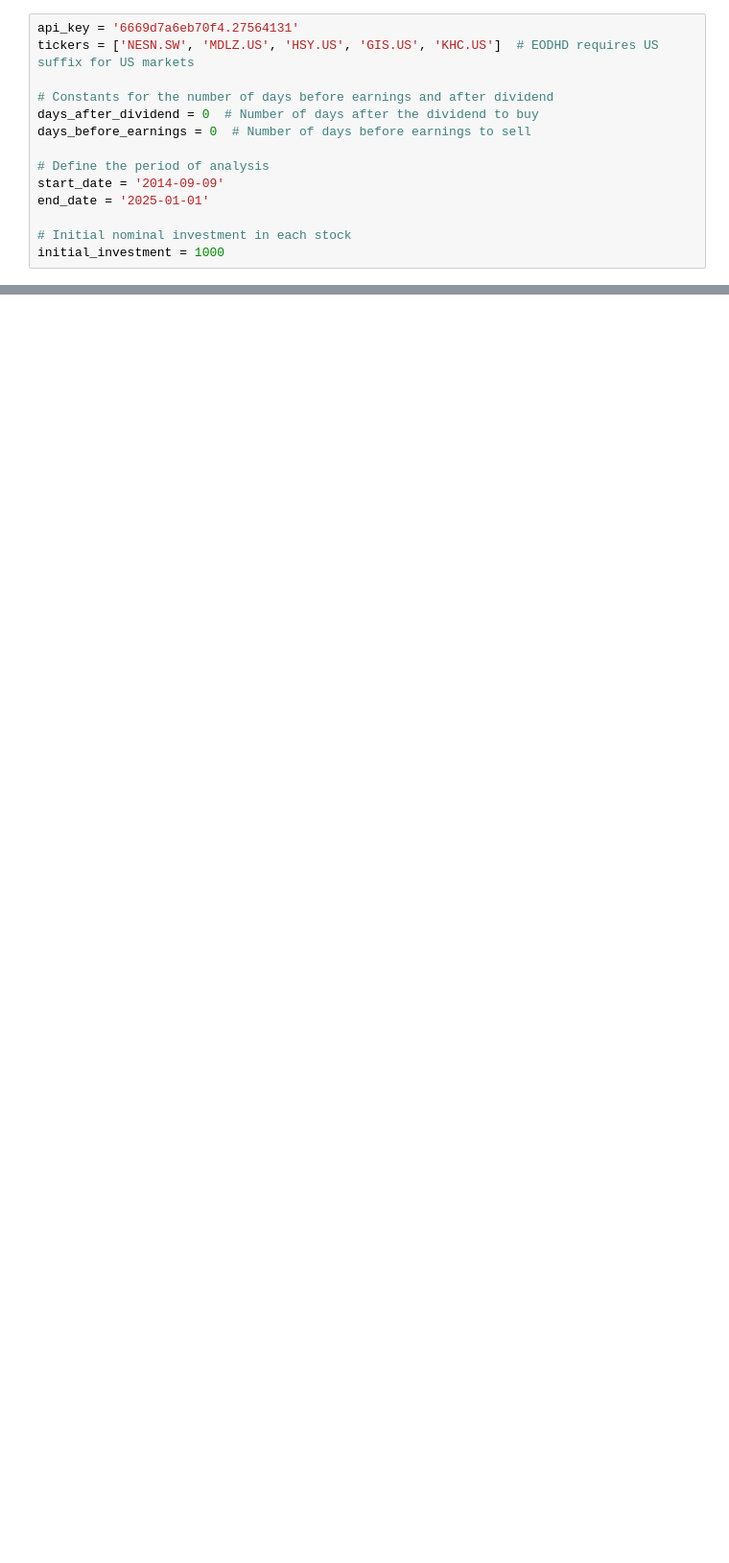
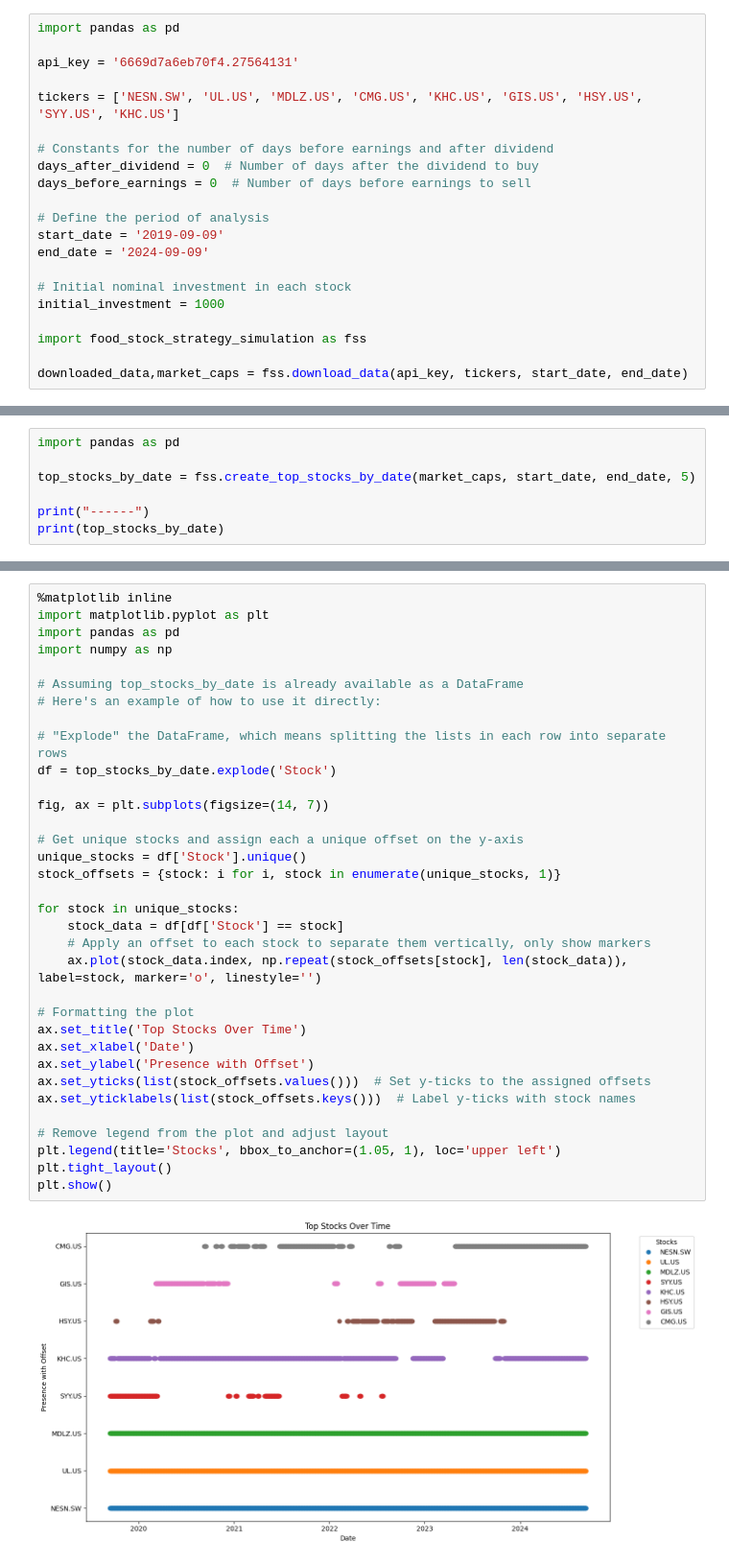
Before and after one commit to TimMonks/Food-stock-strategy-simulation, a Jupyter notebook: Food stock strategy simulation.ipynb, the cells around one changed output, grey strips where cells are left out. Shown at 96% size. Saved outputs shown, nothing was run; the diff lists cells and outputs as text; blank space fills up the shorter version.

Commit message:
Code now tracks largest market cap over time and re-invests appropriately

```diff
--- a/Food stock strategy simulation.ipynb
+++ b/Food stock strategy simulation.ipynb
@@ -1,14 +1,21 @@
 # %%
+import pandas as pd
+
 api_key = '6669d7a6eb70f4.27564131'
-tickers = ['NESN.SW', 'MDLZ.US', 'HSY.US', 'GIS.US', 'KHC.US']  # EODHD requires US suffix for US markets
+
+tickers = ['NESN.SW', 'UL.US', 'MDLZ.US', 'CMG.US', 'KHC.US', 'GIS.US', 'HSY.US', 'SYY.US', 'KHC.US']
 
 # Constants for the number of days before earnings and after dividend
 days_after_dividend = 0  # Number of days after the dividend to buy
 days_before_earnings = 0  # Number of days before earnings to sell
 
 # Define the period of analysis
-start_date = '2014-09-09'
-end_date = '2025-01-01'
+start_date = '2019-09-09'
+end_date = '2024-09-09'
 
 # Initial nominal investment in each stock
 initial_investment = 1000
+
+import food_stock_strategy_simulation as fss
+
+downloaded_data,market_caps = fss.download_data(api_key, tickers, start_date, end_date)
@@ -36,0 +40,7 @@ Data retrieval completed!
+# %%
+import pandas as pd
+
+top_stocks_by_date = fss.create_top_stocks_by_date(market_caps, start_date, end_date, 5)
+
+print("------")
+print(top_stocks_by_date)
@@ -37 +65,37 @@ Data retrieval completed!
+# %%
+%matplotlib inline
+import matplotlib.pyplot as plt
+import pandas as pd
+import numpy as np
+
+# Assuming top_stocks_by_date is already available as a DataFrame
+# Here's an example of how to use it directly:
+
+# "Explode" the DataFrame, which means splitting the lists in each row into separate rows
+df = top_stocks_by_date.explode('Stock')
+
+fig, ax = plt.subplots(figsize=(14, 7))
+
+# Get unique stocks and assign each a unique offset on the y-axis
+unique_stocks = df['Stock'].unique()
+stock_offsets = {stock: i for i, stock in enumerate(unique_stocks, 1)}
+
+for stock in unique_stocks:
+    stock_data = df[df['Stock'] == stock]
+    # Apply an offset to each stock to separate them vertically, only show markers
+    ax.plot(stock_data.index, np.repeat(stock_offsets[stock], len(stock_data)), label=stock, marker='o', linestyle='')
+
+# Formatting the plot
+ax.set_title('Top Stocks Over Time')
+ax.set_xlabel('Date')
+ax.set_ylabel('Presence with Offset')
+ax.set_yticks(list(stock_offsets.values()))  # Set y-ticks to the assigned offsets
+ax.set_yticklabels(list(stock_offsets.keys()))  # Label y-ticks with stock names
+
+# Remove legend from the plot and adjust layout
+plt.legend(title='Stocks', bbox_to_anchor=(1.05, 1), loc='upper left')
+plt.tight_layout()
+plt.show()
+# %% [output]
+[figure, added]
 # %%
```
Also changed, not shown: parts of 6 cells of this notebook, 4 other files.
